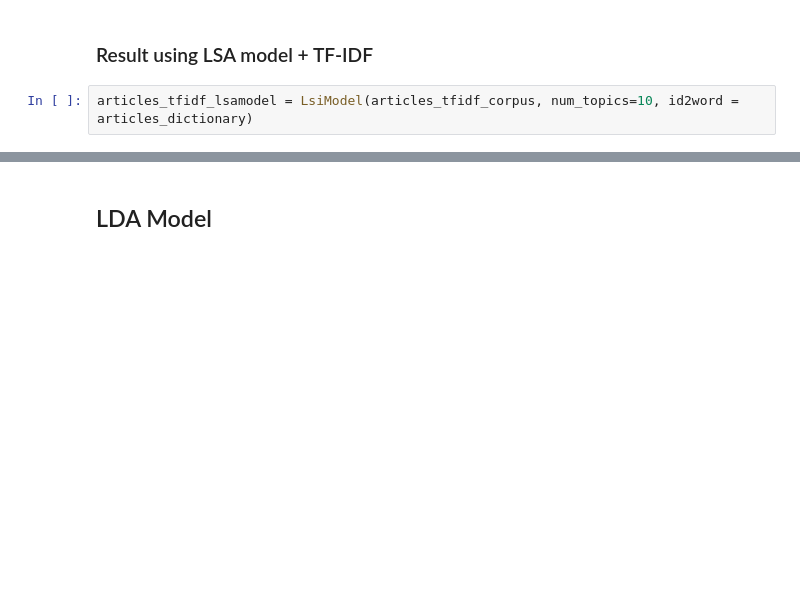
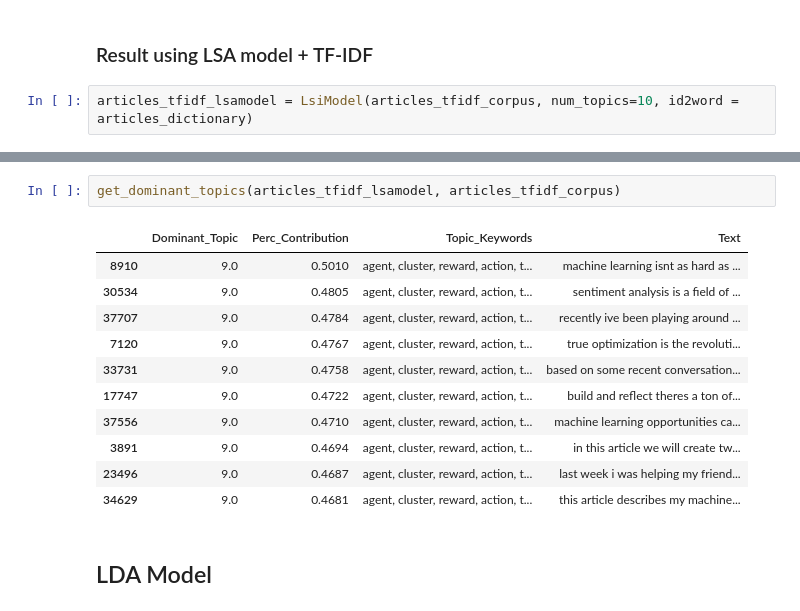
Before and after one commit to LiyanaRoslie/ds-keywords, a Jupyter notebook: ML - Topic_Modelling-Articles.ipynb, the cells around one changed output, grey strips where cells are left out. Saved outputs shown, nothing was run; the diff lists cells and outputs as text; blank space fills up the shorter version.

```diff
--- a/ML - Topic_Modelling-Articles.ipynb
+++ b/ML - Topic_Modelling-Articles.ipynb
@@ -147,3 +177,17 @@ articles_tfidf_lsamodel.print_topics(num_words=7)
+# %%
+get_dominant_topics(articles_tfidf_lsamodel, articles_tfidf_corpus)
+# %% [output]
+|  | Dominant_Topic | Perc_Contribution | Topic_Keywords | Text |
+| 8910 | 9.0 | 0.5010 | agent, cluster, reward, action, t... | machine learning isnt as hard as ... |
+| 30534 | 9.0 | 0.4805 | agent, cluster, reward, action, t... | sentiment analysis is a field of ... |
+| 37707 | 9.0 | 0.4784 | agent, cluster, reward, action, t... | recently ive been playing around ... |
+| 7120 | 9.0 | 0.4767 | agent, cluster, reward, action, t... | true optimization is the revoluti... |
+| 33731 | 9.0 | 0.4758 | agent, cluster, reward, action, t... | based on some recent conversation... |
+| 17747 | 9.0 | 0.4722 | agent, cluster, reward, action, t... | build and reflect theres a ton of... |
+| 37556 | 9.0 | 0.4710 | agent, cluster, reward, action, t... | machine learning opportunities ca... |
+| 3891 | 9.0 | 0.4694 | agent, cluster, reward, action, t... | in this article we will create tw... |
+| 23496 | 9.0 | 0.4687 | agent, cluster, reward, action, t... | last week i was helping my friend... |
+| 34629 | 9.0 | 0.4681 | agent, cluster, reward, action, t... | this article describes my machine... |
 # %% [markdown]
 ## LDA Model
 # %% [markdown]
```
Also changed, not shown: parts of 18 cells of this notebook, 1 other file.
